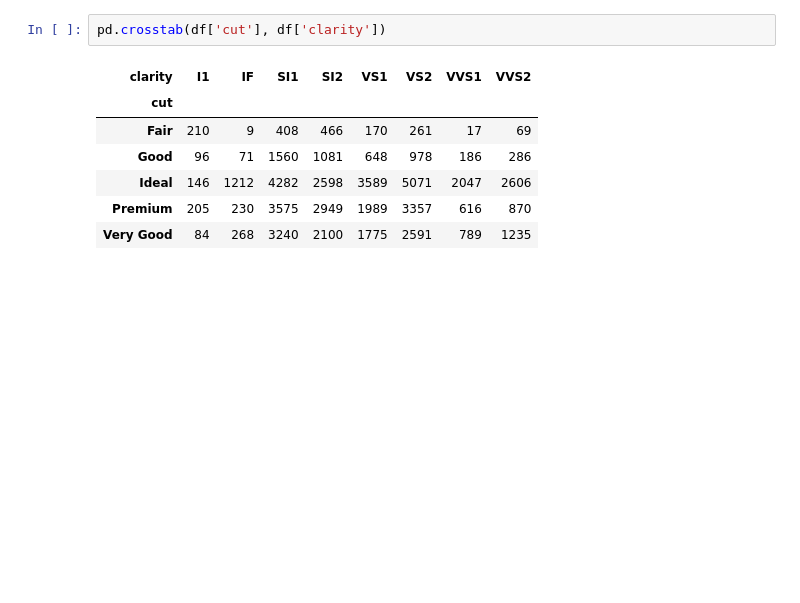
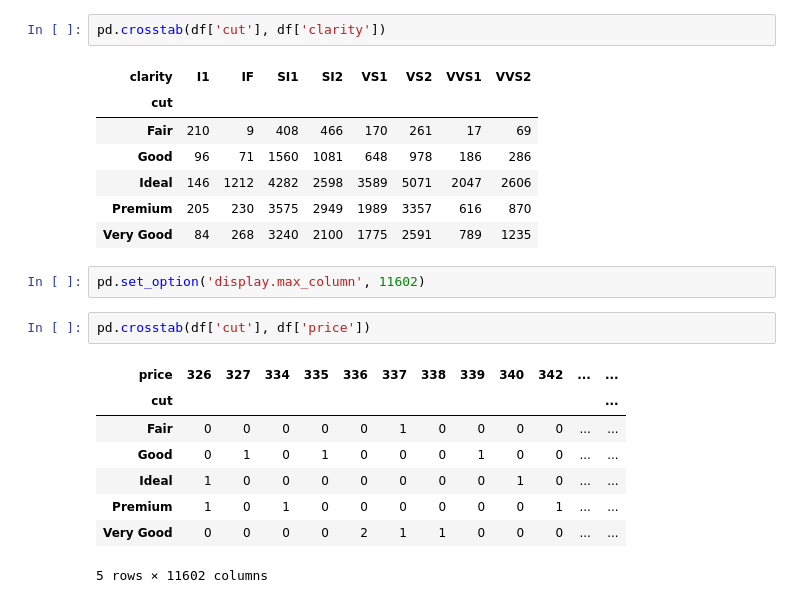
Before and after one commit to lorida0777/prediction_prix_diamon, a Jupyter notebook: EDA.ipynb, the cells around one changed output. Saved outputs shown, nothing was run; the diff lists cells and outputs as text; blank space fills up the shorter version.

```diff
--- a/EDA.ipynb
+++ b/EDA.ipynb
@@ -134,3 +134,16 @@ pd.crosstab(df['cut'], df['clarity'])
 | Ideal | 146 | 1212 | 4282 | 2598 | 3589 | 5071 | 2047 | 2606 |
 | Premium | 205 | 230 | 3575 | 2949 | 1989 | 3357 | 616 | 870 |
 | Very Good | 84 | 268 | 3240 | 2100 | 1775 | 2591 | 789 | 1235 |
+# %%
+pd.set_option('display.max_column', 11602)
+# %%
+pd.crosstab(df['cut'], df['price'])
+# %% [output]
+| price | 326 | 327 | 334 | 335 | 336 | 337 | 338 | 339 | 340 | 342 | ... | ... |
+| cut |  |  |  |  |  |  |  |  |  |  |  | ... |
+| Fair | 0 | 0 | 0 | 0 | 0 | 1 | 0 | 0 | 0 | 0 | ... | ... |
+| Good | 0 | 1 | 0 | 1 | 0 | 0 | 0 | 1 | 0 | 0 | ... | ... |
+| Ideal | 1 | 0 | 0 | 0 | 0 | 0 | 0 | 0 | 1 | 0 | ... | ... |
+| Premium | 1 | 0 | 1 | 0 | 0 | 0 | 0 | 0 | 0 | 1 | ... | ... |
+| Very Good | 0 | 0 | 0 | 0 | 2 | 1 | 1 | 0 | 0 | 0 | ... | ... |
+5 rows × 11602 columns
```
